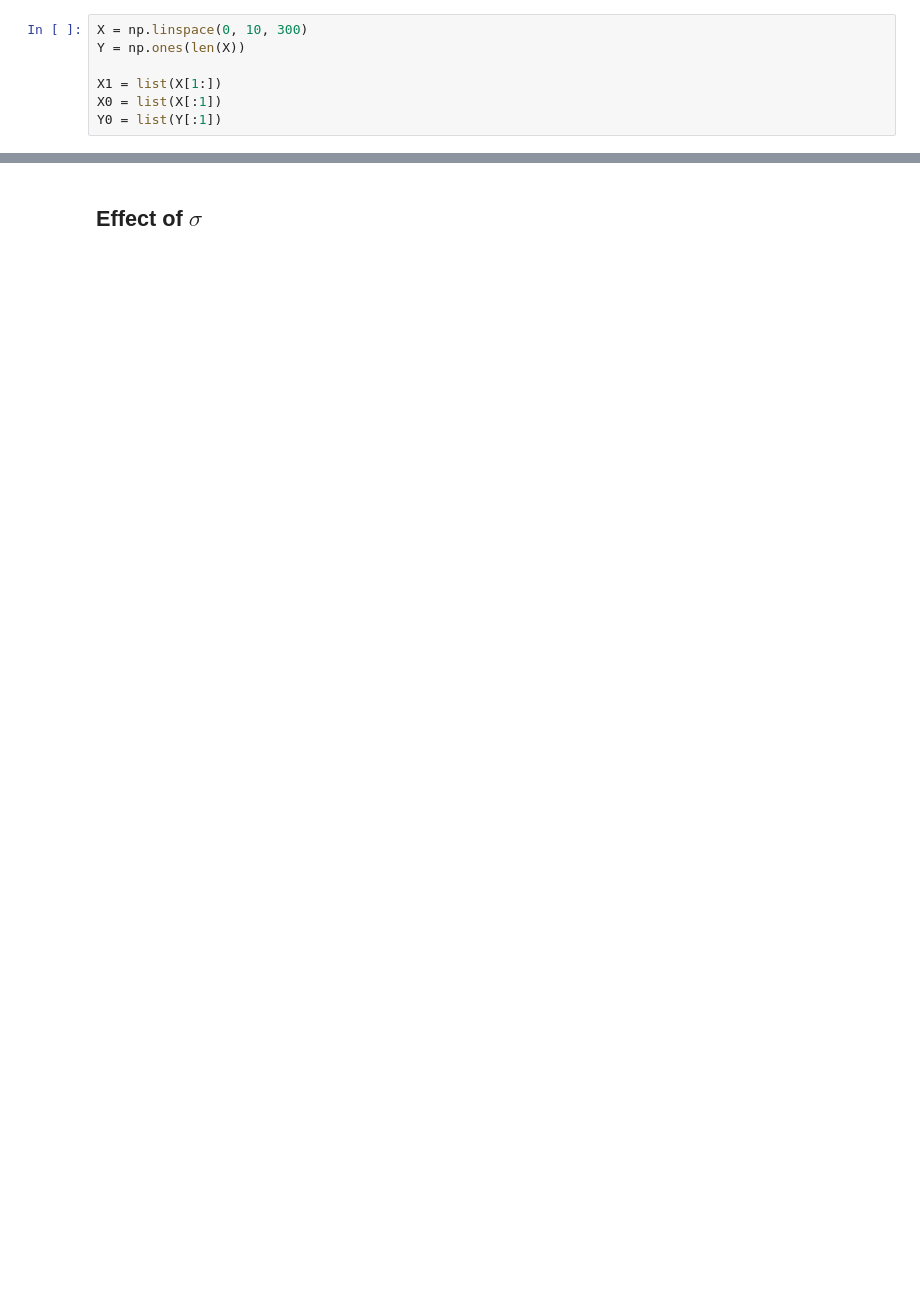
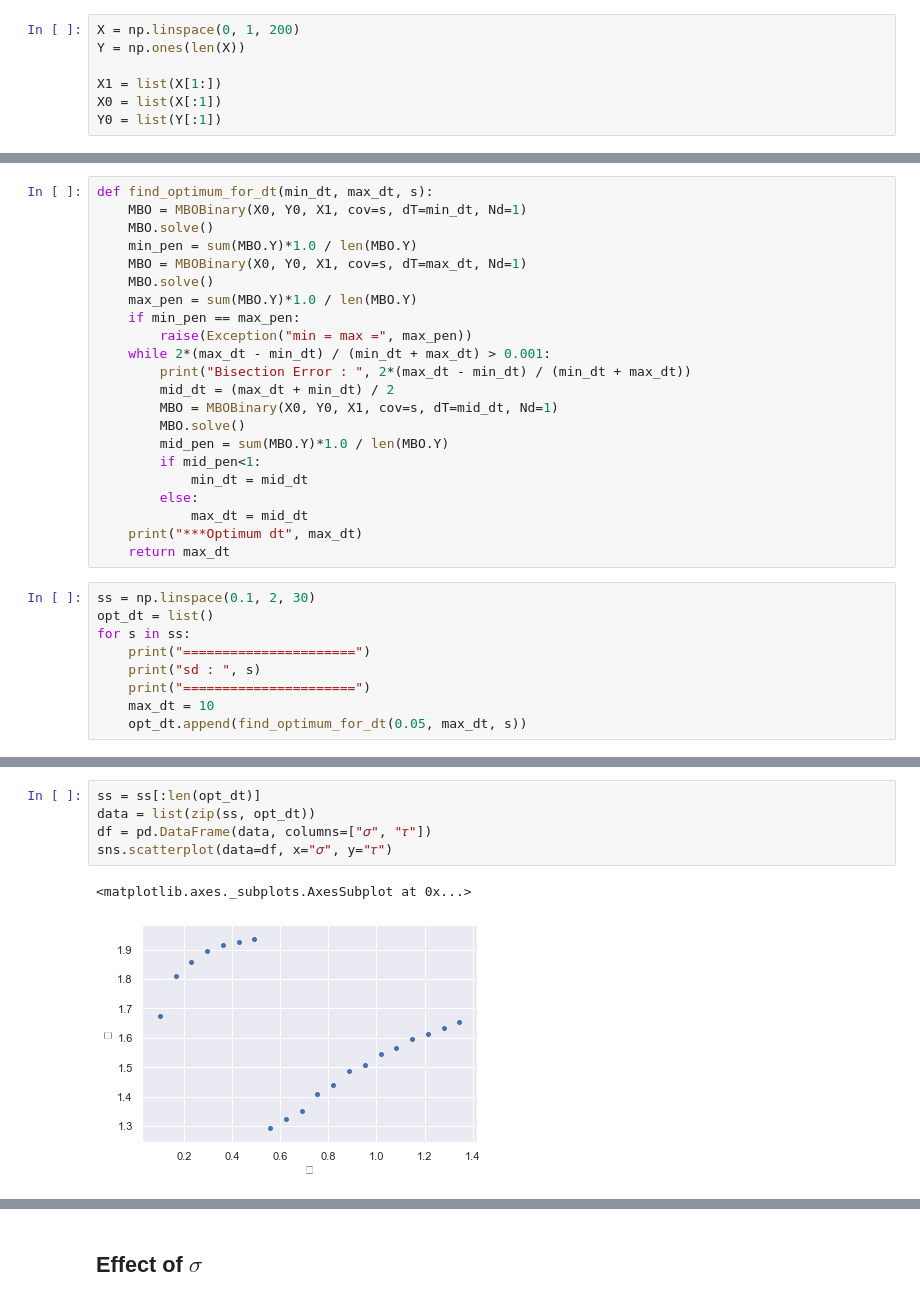
Before and after one commit to imamar94/GL, a Jupyter notebook: See Propagation in MBO.ipynb, the cells around one changed output, grey strips where cells are left out. Drawn from its saved outputs; the diff is of its cells as text; blank space fills up the shorter version.

```diff
--- a/See Propagation in MBO.ipynb
+++ b/See Propagation in MBO.ipynb
@@ -19,5 +86,5 @@ sns.set()
 # %%
-X = np.linspace(0, 10, 300)
+X = np.linspace(0, 1, 200)
 Y = np.ones(len(X))
 
 X1 = list(X[1:])
@@ -49,0 +97,31 @@ array([1., 1., 1., 1., 1., 1., 1., 1., 1., 1., 1., 1., 1., 1., 1., 1., 1.,
+# %%
+def find_optimum_for_dt(min_dt, max_dt, s):
+    MBO = MBOBinary(X0, Y0, X1, cov=s, dT=min_dt, Nd=1)
+    MBO.solve()
+    min_pen = sum(MBO.Y)*1.0 / len(MBO.Y)
+    MBO = MBOBinary(X0, Y0, X1, cov=s, dT=max_dt, Nd=1)
+    MBO.solve()
+    max_pen = sum(MBO.Y)*1.0 / len(MBO.Y)
+    if min_pen == max_pen:
+        raise(Exception("min = max =", max_pen))
+    while 2*(max_dt - min_dt) / (min_dt + max_dt) > 0.001:
+        print("Bisection Error : ", 2*(max_dt - min_dt) / (min_dt + max_dt))
+        mid_dt = (max_dt + min_dt) / 2
+        MBO = MBOBinary(X0, Y0, X1, cov=s, dT=mid_dt, Nd=1)
+        MBO.solve()
+        mid_pen = sum(MBO.Y)*1.0 / len(MBO.Y)
+        if mid_pen<1:
+            min_dt = mid_dt
+        else:
+            max_dt = mid_dt
+    print("***Optimum dt", max_dt)
+    return max_dt
+# %%
+ss = np.linspace(0.1, 2, 30)
+opt_dt = list()
+for s in ss:
+    print("======================")
+    print("sd : ", s)
+    print("======================")
+    max_dt = 10
+    opt_dt.append(find_optimum_for_dt(0.05, max_dt, s))
@@ -49,0 +153,8 @@ array([1., 1., 1., 1., 1., 1., 1., 1., 1., 1., 1., 1., 1., 1., 1., 1., 1.,
+# %%
+ss = ss[:len(opt_dt)]
+data = list(zip(ss, opt_dt))
+df = pd.DataFrame(data, columns=["𝜎", "𝜏"])
+sns.scatterplot(data=df, x="𝜎", y="𝜏")
+# %% [output]
+<matplotlib.axes._subplots.AxesSubplot at 0x...>
+[figure, added]
```
Also changed, not shown: parts of 52 cells of this notebook, 31 other files.
